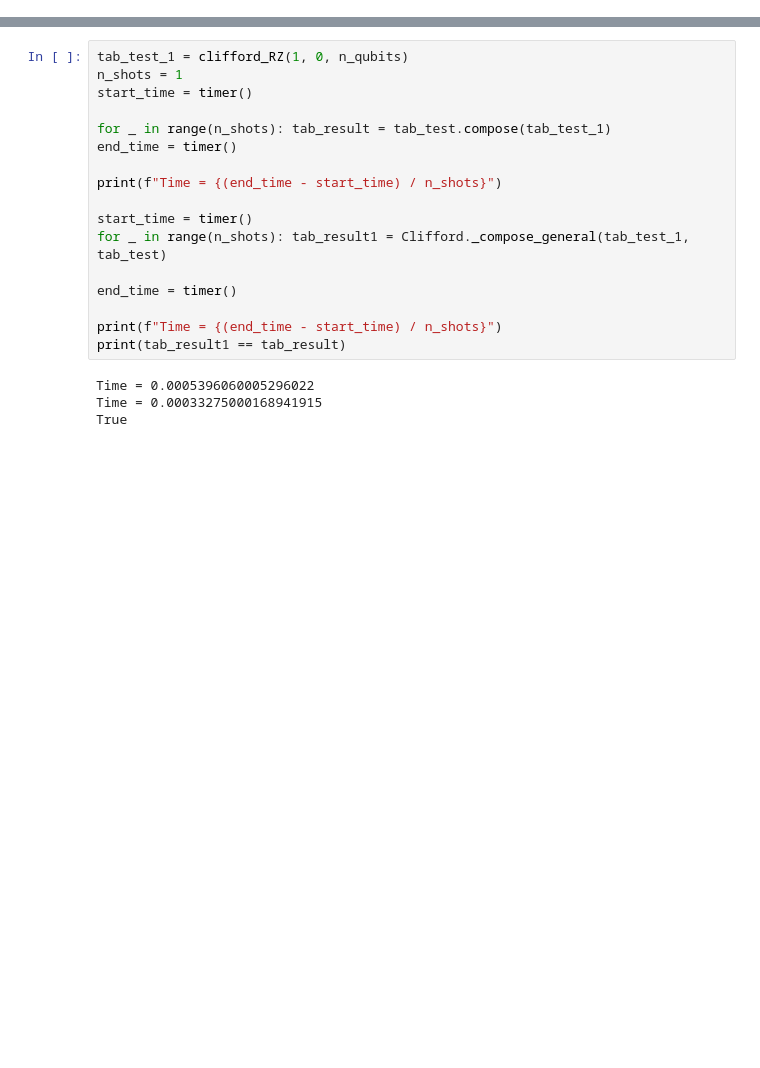
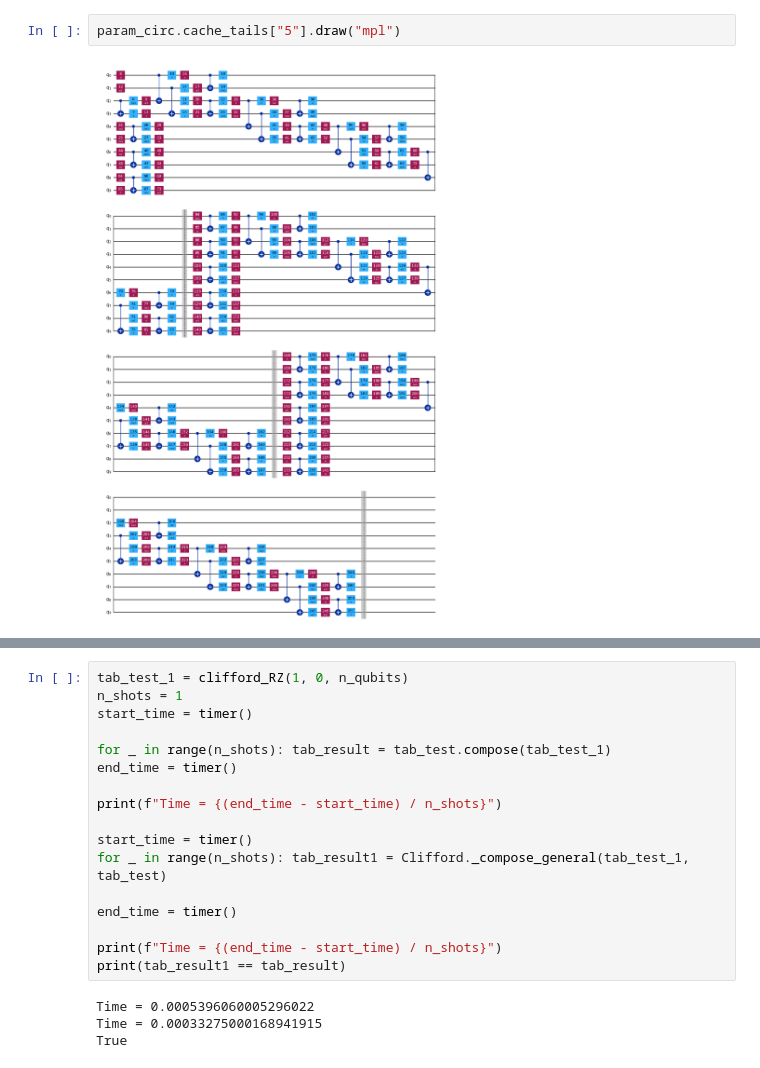
Before and after one commit to Bruno-Danti/CliffordNTK, a Jupyter notebook: notebooks/9.ipynb, the cells around one changed output, grey strips where cells are left out. Drawn from its saved outputs; the diff is of its cells as text; blank space fills up the shorter version.

```diff
--- a/notebooks/9.ipynb
+++ b/notebooks/9.ipynb
@@ -290,0 +395,4 @@ Time to build a Clifford representing the whole circ
+# %%
+param_circ.cache_tails["5"].draw("mpl")
+# %% [output]
+[figure, added]
```
Also changed, not shown: parts of 16 cells of this notebook, 1 other file.
